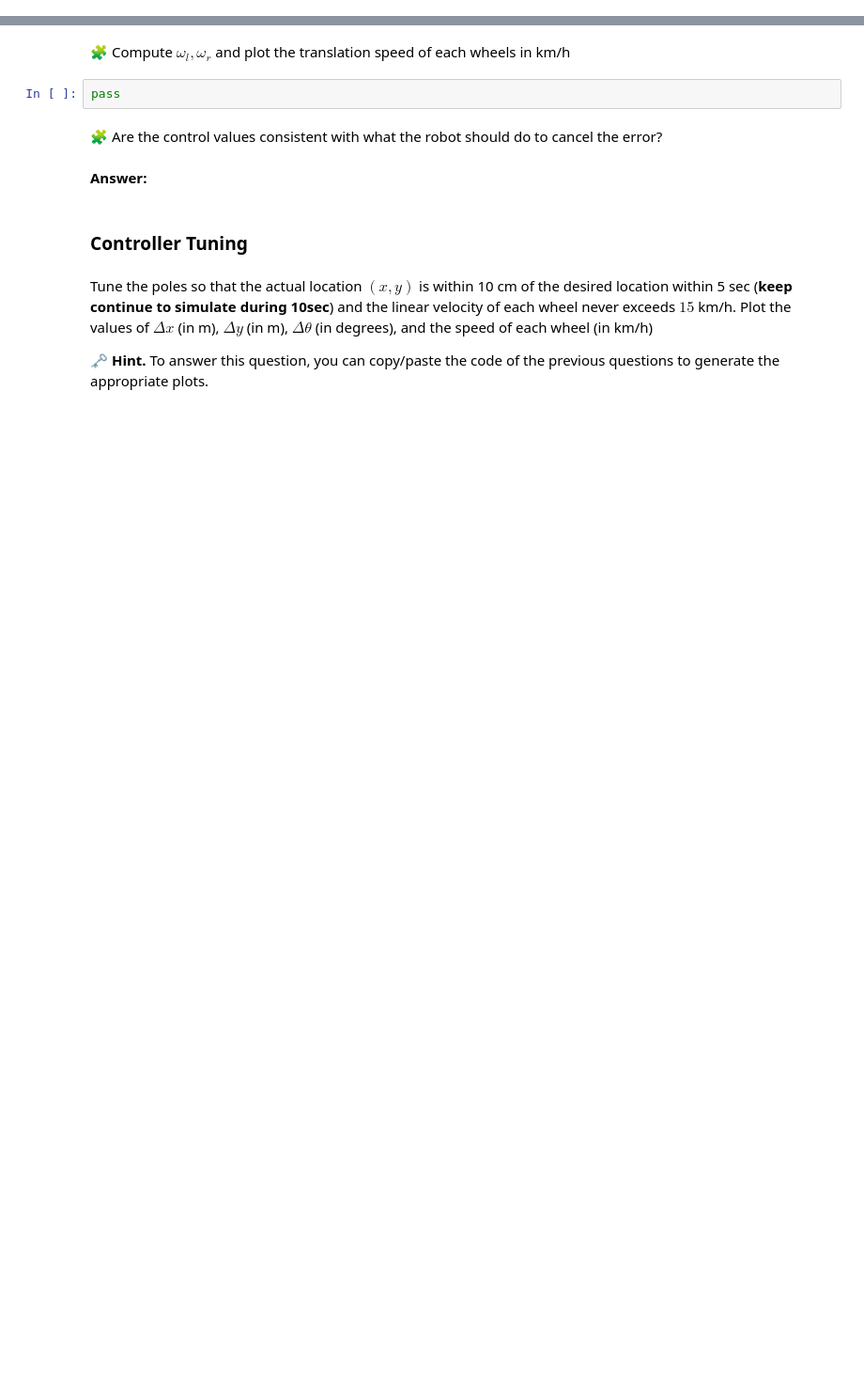
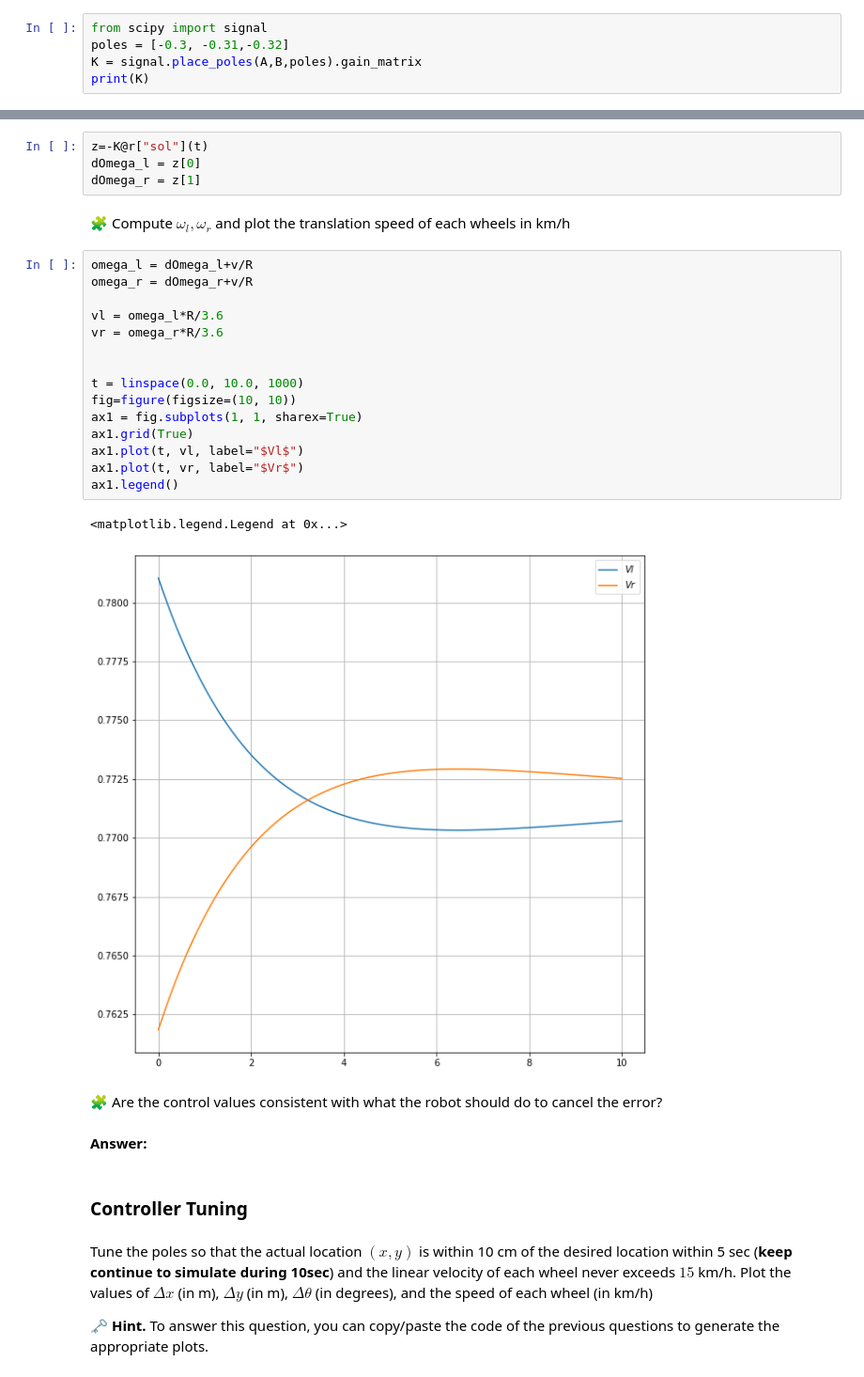
Before and after one commit to Kerfati/control-engineering-with-python-project-2021-2022, a Jupyter notebook: Project - Step 2.ipynb, the cells around one changed output, grey strips where cells are left out. Shown at 94% size. Drawn from its saved outputs; the diff is of its cells as text; blank space fills up the shorter version.

```diff
--- a/Project - Step 2.ipynb
+++ b/Project - Step 2.ipynb
@@ -464,0 +553,5 @@ pass
+# %%
+from scipy import signal
+poles = [-0.3, -0.31,-0.32]
+K = signal.place_poles(A,B,poles).gain_matrix
+print(K)
@@ -485,7 +591,27 @@ pass
+# %%
+z=-K@r["sol"](t)
+dOmega_l = z[0]
+dOmega_r = z[1]
 # %% [markdown]
 🧩 Compute $\omega_l,\omega_r$ and plot the translation speed of each wheels in km/h
-# %%
-pass
+# %%
+omega_l = dOmega_l+v/R
+omega_r = dOmega_r+v/R
+
+vl = omega_l*R/3.6
+vr = omega_r*R/3.6
+
+
+t = linspace(0.0, 10.0, 1000)
+fig=figure(figsize=(10, 10))
+ax1 = fig.subplots(1, 1, sharex=True)
+ax1.grid(True)
+ax1.plot(t, vl, label="$Vl$")
+ax1.plot(t, vr, label="$Vr$")
+ax1.legend()
+# %% [output]
+<matplotlib.legend.Legend at 0x...>
+[figure, added]
 # %% [markdown]
 🧩 Are the control values consistent with what the robot should do to cancel the error?
 # %% [markdown]
```
Also changed, not shown: parts of 32 cells of this notebook.
